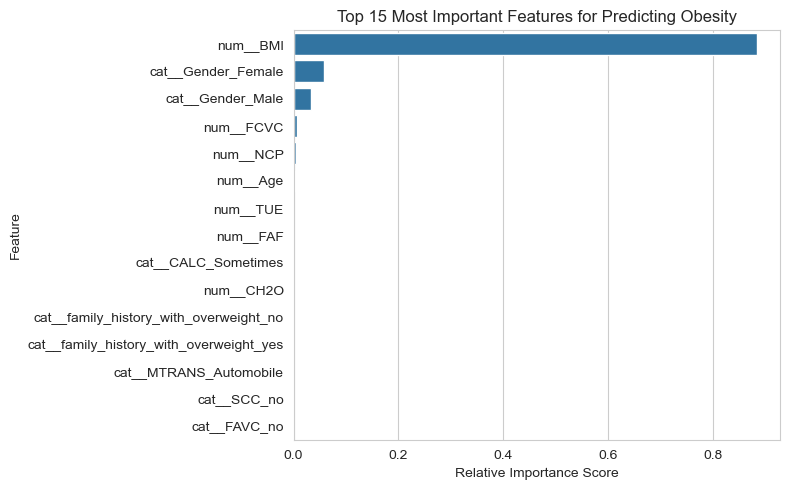
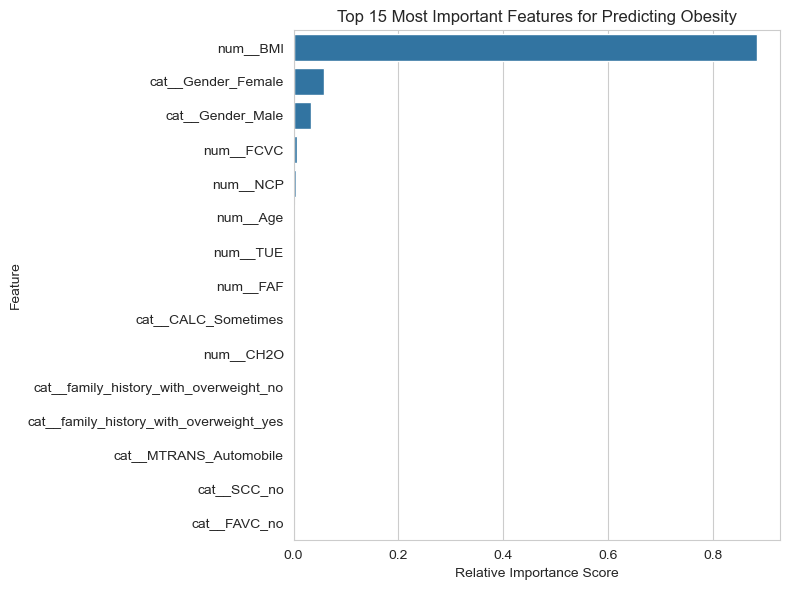
The change to this notebook cell's code, shown as a diff; its figure went from the first image to the second:
--- before
+++ after
@@ -17,5 +17,5 @@
 
 # 5. Plot the top 15 most important features
-plt.figure(figsize=(8, 5))
+plt.figure(figsize=(8, 6))
 sns.barplot(
     data=importance_df.head(15), 

Commit: Add readme file, update notebook formatting & create requirements file